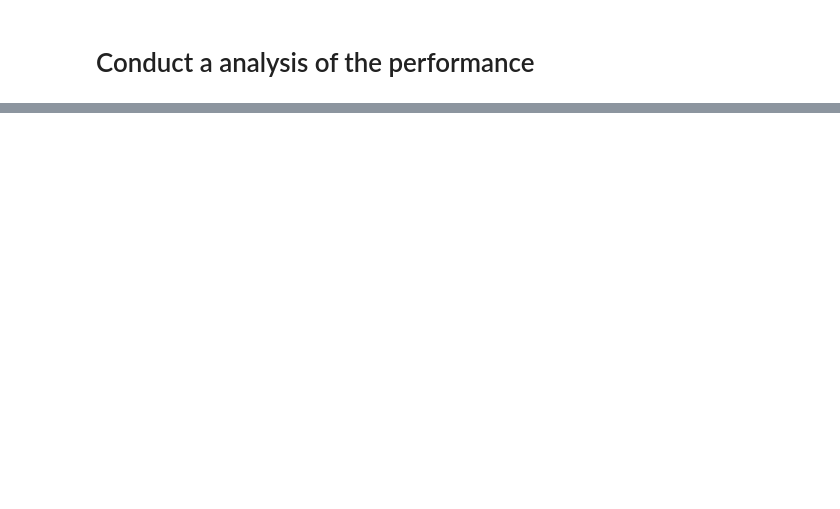
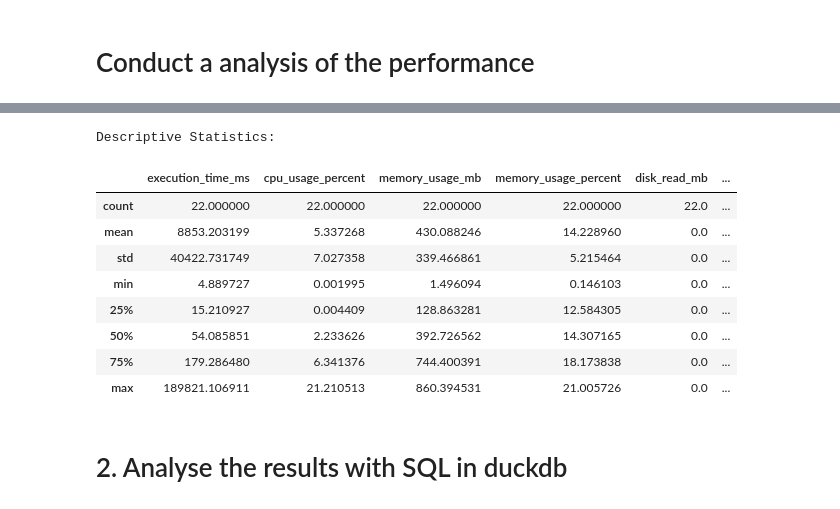
Before and after one commit to Kuurkuma/solar_radiation_db, a Jupyter notebook: analyse_results.ipynb, the cells around one changed output, grey strips where cells are left out. Drawn from its saved outputs; the diff is of its cells as text; code cells hidden in the pictures; blank space fills up the shorter version.

Commit message:
# analyse_results.ipynb: - begin analysis of results with duckdb and plotly - overall avg execution time

```diff
--- a/analyse_results.ipynb
+++ b/analyse_results.ipynb
@@ -7,5 +10,5 @@ import plotly.express as px
 # %%
 file_path = '/Users/macbook/Development/database_crash_test/benchmarker/database_benchmark_results.csv'
-df = pandas.read_csv(file_path)
-df.head()
+results_df = pandas.read_csv(file_path)
+results_df.columns
 # %% [output]
@@ -17,0 +51,16 @@ df.head()
+# %%
+print("\nDescriptive Statistics:")
+results_df.describe()
+# %% [output]
+Descriptive Statistics:
+|  | execution_time_ms | cpu_usage_percent | memory_usage_mb | memory_usage_percent | disk_read_mb | ... |
+| count | 22.000000 | 22.000000 | 22.000000 | 22.000000 | 22.0 | ... |
+| mean | 8853.203199 | 5.337268 | 430.088246 | 14.228960 | 0.0 | ... |
+| std | 40422.731749 | 7.027358 | 339.466861 | 5.215464 | 0.0 | ... |
+| min | 4.889727 | 0.001995 | 1.496094 | 0.146103 | 0.0 | ... |
+| 25% | 15.210927 | 0.004409 | 128.863281 | 12.584305 | 0.0 | ... |
+| 50% | 54.085851 | 2.233626 | 392.726562 | 14.307165 | 0.0 | ... |
+| 75% | 179.286480 | 6.341376 | 744.400391 | 18.173838 | 0.0 | ... |
+| max | 189821.106911 | 21.210513 | 860.394531 | 21.005726 | 0.0 | ... |
+# %% [markdown]
+# 2. Analyse the results with SQL in duckdb
```
Also changed, not shown: parts of 13 cells of this notebook, 6 other files.
